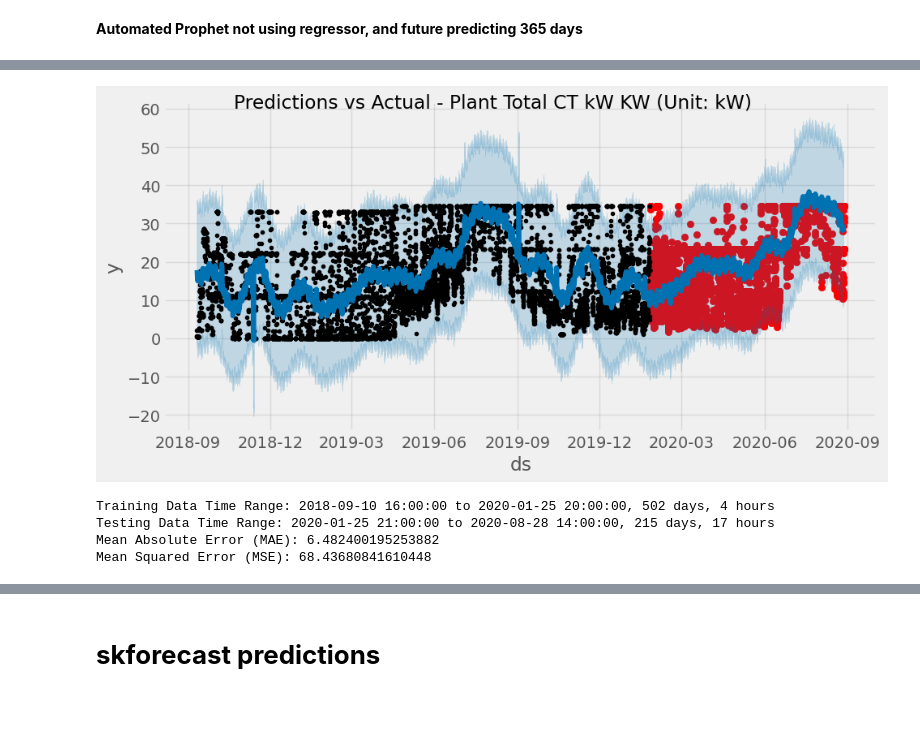
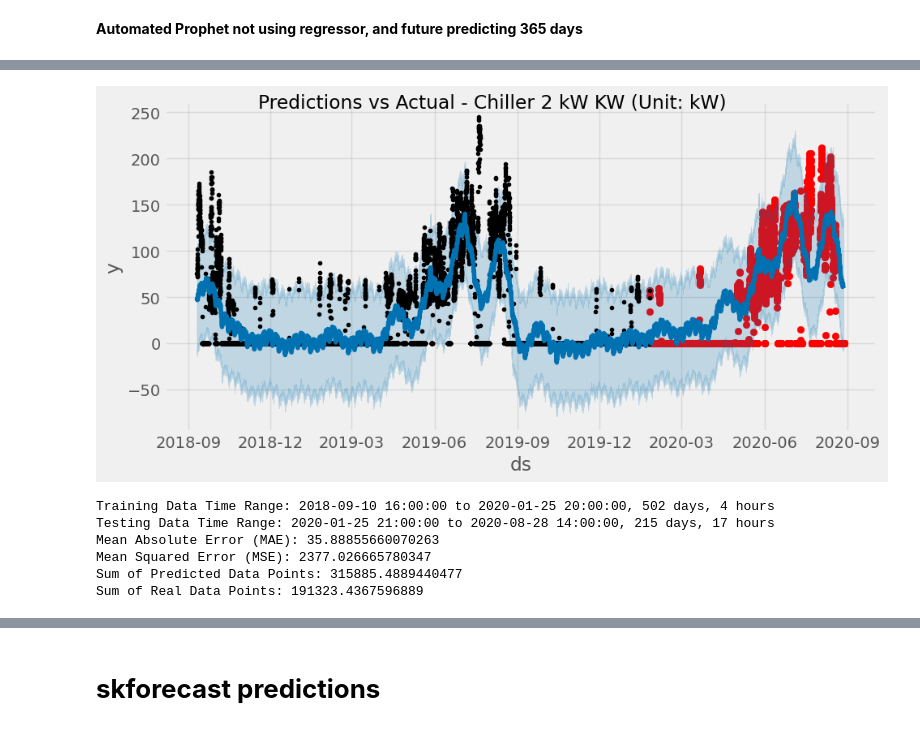
Before and after one commit to EdgarSantamaria/EnergyUsagePredictor, a Jupyter notebook: Prophet.ipynb, the cells around one changed output, grey strips where cells are left out. Cells and saved outputs as stored; diff of their text form; code cells hidden in the pictures.

```diff
--- a/Prophet.ipynb
+++ b/Prophet.ipynb
@@ -371,14 +486,13 @@ def automate_prophet(csv_path, csv_col, oat_path, oat_col, train_ratio=.7, chang
     # Read the data and process
     data = pd.read_csv(csv_path, usecols=[0, csv_col], index_col=[0], parse_dates=[0])
     value_column = data.columns[0]
-    data = data[value_column].dropna()
+    data = data.dropna()
 
     oat = pd.read_csv(oat_path, usecols=[0, oat_col], index_col=[0], parse_dates=[0])
-    oat.index.name = 'timestamp'
     oat_column = oat.columns[0]
     oat = oat[oat[oat_column] != 'M']
 
-    merge = pd.merge(data, oat, on='timestamp', how='inner')
+    merge = data.merge(oat, left_index=True, right_index=True, how='inner')
     merge = merge.rename(columns={merge.columns[0]: 'y'})
 
     small_constant = 1e-8
@@ -393,8 +507,12 @@ def automate_prophet(csv_path, csv_col, oat_path, oat_col, train_ratio=.7, chang
 
     train = merge.loc[merge.index <= split_date].copy()
     test = merge.loc[merge.index > split_date].copy()
-    train_data = train.reset_index().rename(columns={'timestamp': 'ds'})
-    test_data = test.reset_index().rename(columns={'timestamp': 'ds'})
+    train.index.name = 'ds'
+    test.index.name = 'ds'
+
+    # Rename columns in the DataFrames
+    train_data = train.reset_index()
+    test_data = test.reset_index()
 
     # Prophet modeling
     m = Prophet(changepoint_prior_scale=changepoint_prior_scale, yearly_seasonality=True, interval_width=0.95)
@@ -411,6 +529,7 @@ def automate_prophet(csv_path, csv_col, oat_path, oat_col, train_ratio=.7, chang
     fig = m.plot(test_forecast, ax=ax)
     plot_title = f'Predictions vs Actual - {value_column}'
     plt.suptitle(plot_title)
+    ax.set_xlim(pd.Timestamp(train.index.max()), pd.Timestamp(test.index.max()))
     plt.show()
 
     # Calculate time differences
@@ -432,9 +551,17 @@ def automate_prophet(csv_path, csv_col, oat_path, oat_col, train_ratio=.7, chang
     print(f"Mean Absolute Error (MAE): {mae}")
     print(f"Mean Squared Error (MSE): {mse}")
 
+    # Sum of predicted and real data points
+    sum_predicted = forecasted_values.sum()
+    sum_real = actual_values.sum()
+
+    # Print sums
+    print(f"Sum of Predicted Data Points: {sum_predicted}")
+    print(f"Sum of Real Data Points: {sum_real}")
+
 # testing
-csv_path = '/content/drive/MyDrive/394_points.csv'
-csv_col = 4  #9 1-22
+csv_path = '/content/drive/MyDrive/[247]_Chiller.csv'
+csv_col = 9  #9 1-22
 oat_path = '/content/drive/MyDrive/oat2018_2021.csv'
 oat_col = 1
 
@@ -594,9 +637,17 @@ def automate_prophet(csv_path, csv_col, train_ratio=0.7, changepoint_prior_scale
     print(f"Mean Absolute Error (MAE): {mae}")
     print(f"Mean Squared Error (MSE): {mse}")
 
+    # Sum of predicted and real data points
+    sum_predicted = forecasted_values.sum()
+    sum_real = actual_values.sum()
+
+    # Print sums
+    print(f"Sum of Predicted Data Points: {sum_predicted}")
+    print(f"Sum of Real Data Points: {sum_real}")
+
 # testing
-csv_path = '/content/drive/MyDrive/[247]_coolingTower.csv'
-csv_col = 1
+csv_path = '/content/drive/MyDrive/[247]_Chiller.csv'
+csv_col = 9
 
 automate_prophet(csv_path, csv_col)
 # %% [output]
@@ -611,6 +662,8 @@ INFO:cmdstanpy:Chain [1] start processing
 INFO:cmdstanpy:Chain [1] done processing
-[figure, old version]
+[figure, new version]
 Training Data Time Range: 2018-09-10 16:00:00 to 2020-01-25 20:00:00, 502 days, 4 hours
 Testing Data Time Range: 2020-01-25 21:00:00 to 2020-08-28 14:00:00, 215 days, 17 hours
-Mean Absolute Error (MAE): 6.482400195253882
-Mean Squared Error (MSE): 68.43680841610448
+Mean Absolute Error (MAE): 35.88855660070263
+Mean Squared Error (MSE): 2377.026665780347
+Sum of Predicted Data Points: 315885.4889440477
+Sum of Real Data Points: 191323.4367596889
```
Also changed, not shown: parts of 13 cells of this notebook.
